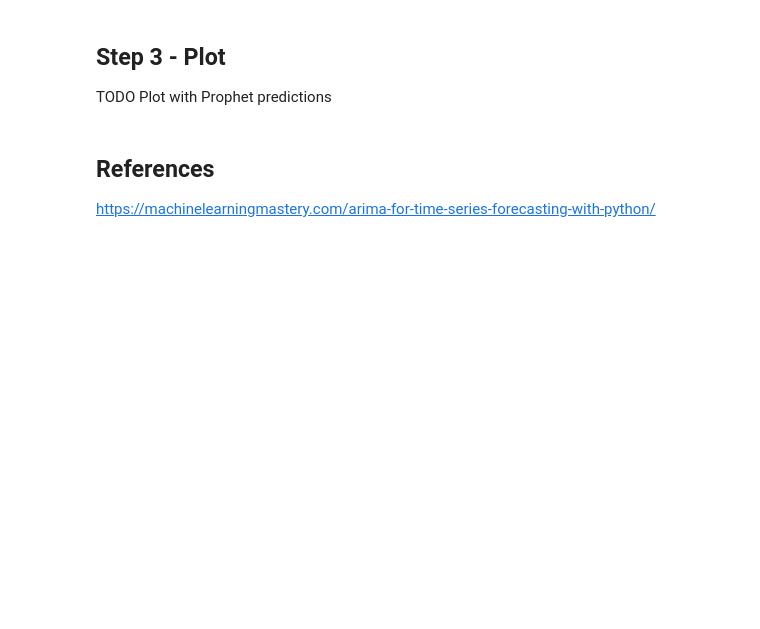
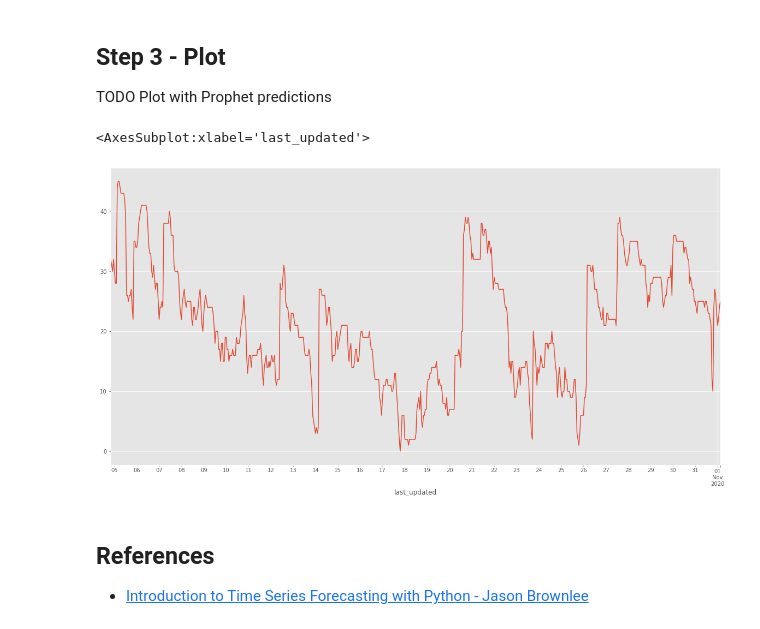
Before and after one commit to alechfho/timeseries-lab, a Jupyter notebook: fbprophet_bike_share_cp.ipynb, the cells around one changed output. Cells and saved outputs as stored; diff of their text form; code cells hidden in the pictures; blank space fills up the shorter version.

```diff
--- a/fbprophet_bike_share_cp.ipynb
+++ b/fbprophet_bike_share_cp.ipynb
@@ -301,6 +357,11 @@ TODO Predict 8 hours in the future
 # %% [markdown]
 ## Step 3 - Plot
 TODO Plot with Prophet predictions
+# %%
+arima_dataset.plot()
+# %% [output]
+<AxesSubplot:xlabel='last_updated'>
+[figure, added]
 # %% [markdown]
 ## References
-https://machinelearningmastery.com/arima-for-time-series-forecasting-with-python/
+- [Introduction to Time Series Forecasting with Python - Jason Brownlee](https://machinelearningmastery.com/introduction-to-time-series-forecasting-with-python/)
```
Also changed, not shown: parts of 13 cells of this notebook.
